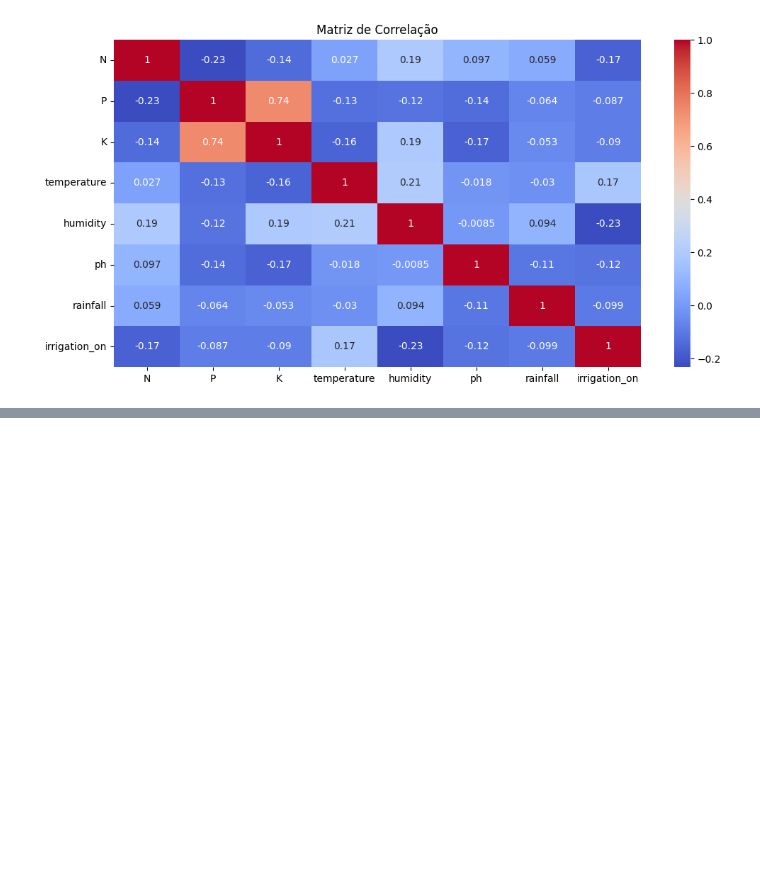
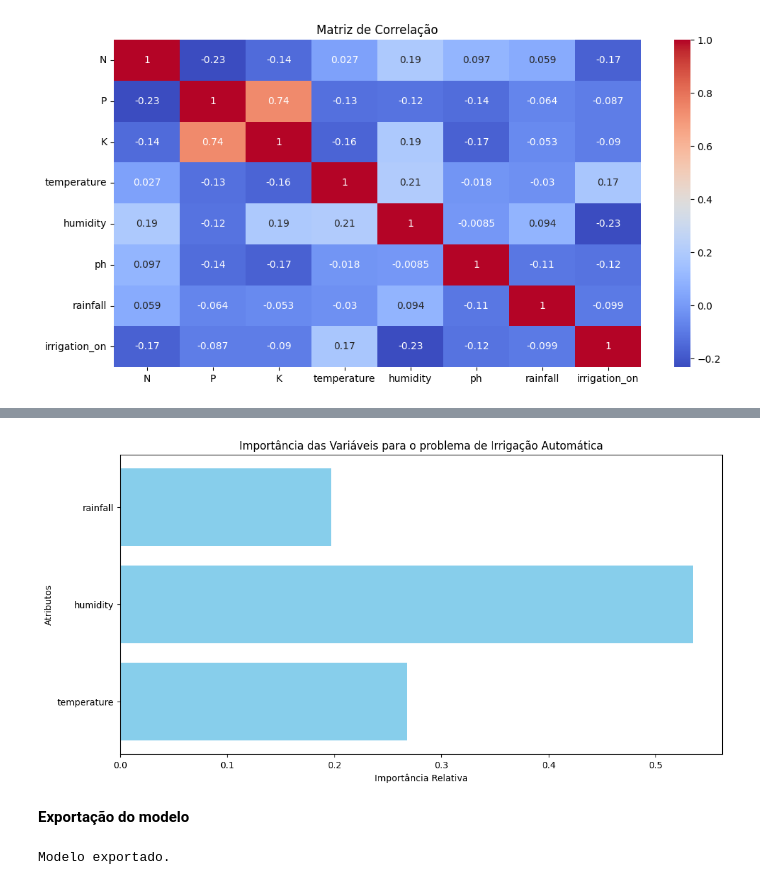
Before and after one commit to DiogoBotton/Machine_Learning_Training_Learn, a Jupyter notebook: Classificação/FIAP_Aulas/Automação_Irrigação/irrigation_automation.ipynb, the cells around one changed output, grey strips where cells are left out. Saved outputs shown, nothing was run; the diff lists cells and outputs as text; code cells hidden in the pictures; blank space fills up the shorter version.

```diff
--- a/Classificação/FIAP_Aulas/Automação_Irrigação/irrigation_automation.ipynb
+++ b/Classificação/FIAP_Aulas/Automação_Irrigação/irrigation_automation.ipynb
@@ -63,0 +136,3 @@ y = df['irrigation_on']
+# %%
+X = df.drop(['irrigation_on', 'culture', 'N', 'P', 'K', 'ph'], axis=1)
+y = df['irrigation_on']
@@ -63,0 +141,3 @@ y = df['irrigation_on']
+# %%
+encoder = LabelEncoder()
+y = encoder.fit_transform(y)
@@ -64,6 +146,5 @@ y = df['irrigation_on']
 # %%
 pipeline = Pipeline([
     ('scaler', MinMaxScaler()),
-    ('labelEncoder', LabelEncoder()),
-    ('estimator', RandomForestClassifier())
+    ('estimator', RandomForestClassifier(random_state=SEED))
 ])
@@ -69,0 +171,18 @@ pipeline = Pipeline([
+# %%
+estimator = pipeline.named_steps['estimator']
+
+plt.figure(figsize=(12,6))
+plt.barh(X.columns, estimator.feature_importances_, color='skyblue')
+plt.xlabel("Importância Relativa")
+plt.ylabel("Atributos")
+plt.title("Importância das Variáveis para o problema de Irrigação Automática")
+plt.show()
+# %% [output]
+[figure, added]
+# %% [markdown]
+**Exportação do modelo**
+# %%
+joblib.dump(pipeline, 'irrigation_automation_model_pipeline.joblib')
+print('Modelo exportado.')
+# %% [output]
+Modelo exportado.
```
Also changed, not shown: parts of 23 cells of this notebook, 1 other file.
